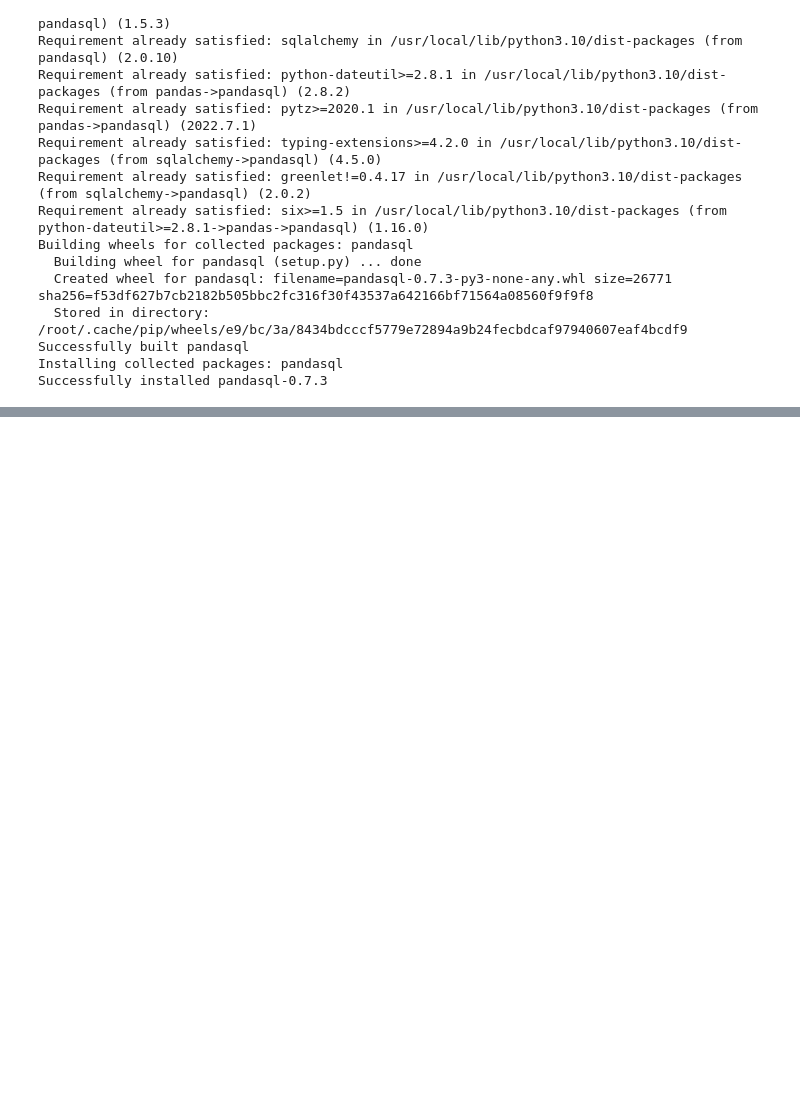
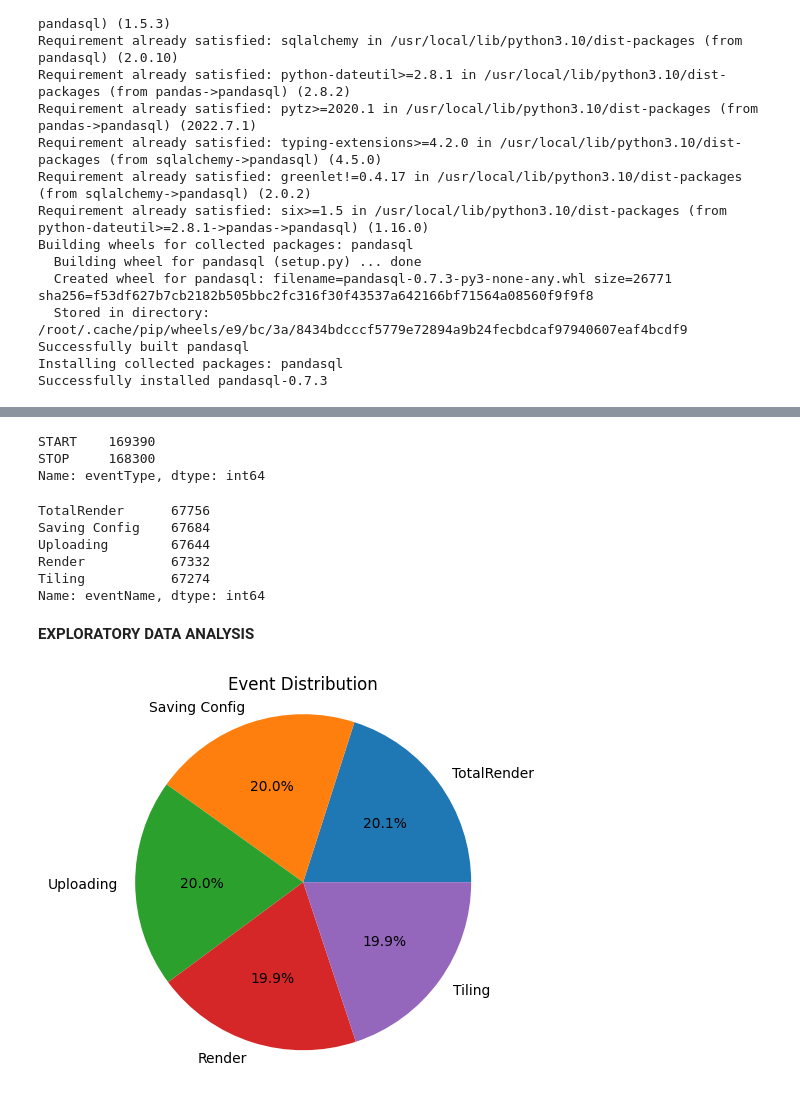
Before and after one commit to Siddhesh7007/220554837_Resit_Cloud_Computing, a Jupyter notebook: Resit_Cloud_Computing.ipynb, the cells around one changed output, grey strips where cells are left out. Saved outputs shown, nothing was run; the diff lists cells and outputs as text; code cells hidden in the pictures; blank space fills up the shorter version.

```diff
--- a/Resit_Cloud_Computing.ipynb
+++ b/Resit_Cloud_Computing.ipynb
@@ -44,0 +90,11 @@ task_df= pd.read_csv("/content/drive/MyDrive/Resit_Cloud_computing/task-x-y.csv"
+# %%
+ #Merging application checkpoints and tasks based on taskId and jobId
+def task_merge_check(checkpoint_df, tasks_df):
+    check_df = pd.merge(checkpoint_df, tasks_df, on=['taskId', 'jobId'], how='left')
+    return check_df
+
+check_df = task_merge_check(app_df, task_df)
+# %%
+ #Transforming timestamp data for GPU records
+gpu_df['timestamp'] = timestamp_conv(gpu_df['timestamp'])
+gpu_df
@@ -44,0 +115,4 @@ task_df= pd.read_csv("/content/drive/MyDrive/Resit_Cloud_computing/task-x-y.csv"
+# %%
+#Modifying timestamp format for merged data (application checkpoint and task)
+check_df['timestamp'] = timestamp_conv(check_df['timestamp'])
+check_df
@@ -44,0 +133,7 @@ task_df= pd.read_csv("/content/drive/MyDrive/Resit_Cloud_computing/task-x-y.csv"
+# %%
+def gpu_merge_final(data_gpu,  one_merge):
+# Merging GPU and application checkpoints data by matching timestamp and hostname (inner join)
+
+    merge_gpu_app = data_gpu.merge(one_merge,on=['timestamp'], how='inner')
+    return (merge_gpu_app)
+merged_df = gpu_merge_final(gpu_df, check_df)
@@ -44,0 +192,26 @@ task_df= pd.read_csv("/content/drive/MyDrive/Resit_Cloud_computing/task-x-y.csv"
+# %%
+merged_df['eventType'].value_counts()
+# %% [output]
+START    169390
+STOP     168300
+Name: eventType, dtype: int64
+# %%
+(merged_df['eventName']).value_counts()
+# %% [output]
+TotalRender      67756
+Saving Config    67684
+Uploading        67644
+Render           67332
+Tiling           67274
+Name: eventName, dtype: int64
+# %% [markdown]
+**EXPLORATORY DATA ANALYSIS**
+# %%
+#Visualizing event distribution using a pie chart
+event_counts = merged_df['eventName'].value_counts()
+plt.pie(event_counts.values, labels=event_counts.index, autopct='%1.1f%%')
+plt.title('Event Distribution')
+plt.axis('equal')
+plt.show()
+# %% [output]
+[figure, added]
```
Also changed, not shown: parts of 16 cells of this notebook.
